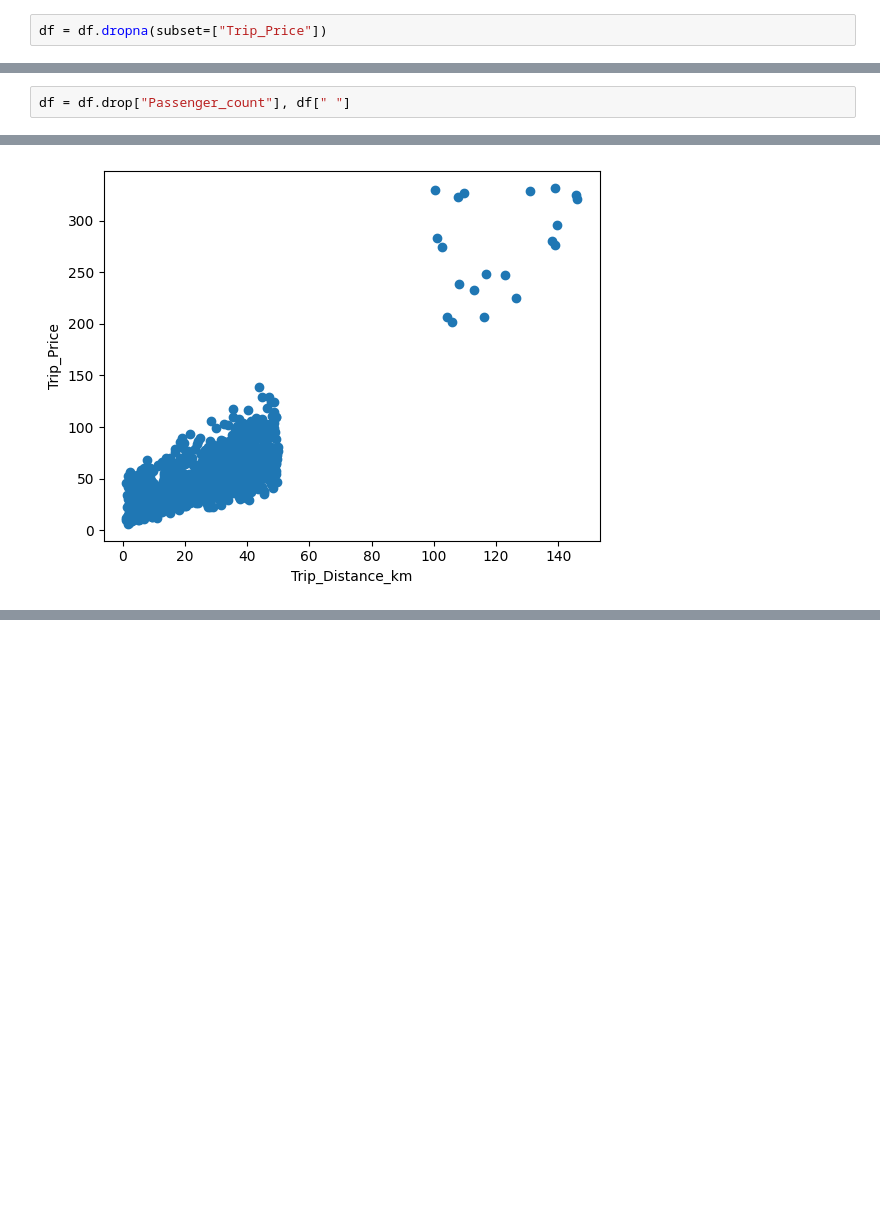
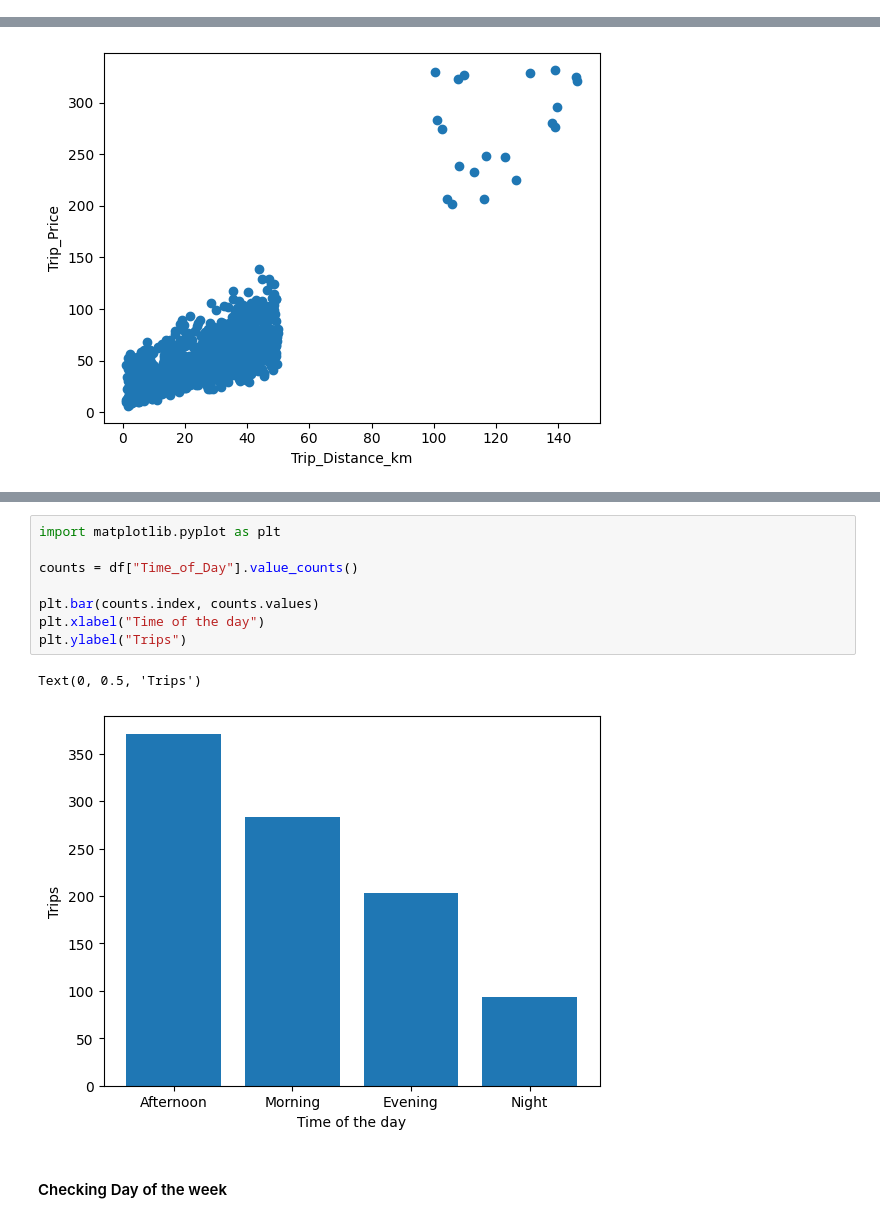
Before and after one commit to linuslarsson03/taxi-prediction-fullstack-linus, a Jupyter notebook: taxipred/src/taxipred/model_development/eda.ipynb, the cells around one changed output, grey strips where cells are left out. Saved outputs shown, nothing was run; the diff lists cells and outputs as text; blank space fills up the shorter version.

```diff
--- a/taxipred/src/taxipred/model_development/eda.ipynb
+++ b/taxipred/src/taxipred/model_development/eda.ipynb
@@ -71,5 +69,3 @@ dtype: int64
-# %%
-df = df.dropna(subset=["Trip_Price"])
 # %%
 df.info()
 # %% [output]
@@ -96,2 +89,0 @@ memory usage: 121.4+ KB
-# %%
-df = df.drop["Passenger_count"], df[" "]
@@ -153,0 +190,13 @@ Text(0, 0.5, 'Trip_Price')
+# %%
+import matplotlib.pyplot as plt
+
+counts = df["Time_of_Day"].value_counts()
+
+plt.bar(counts.index, counts.values)
+plt.xlabel("Time of the day")
+plt.ylabel("Trips")
+# %% [output]
+Text(0, 0.5, 'Trips')
+[figure, added]
+# %% [markdown]
+#### Checking Day of the week
```
Also changed, not shown: parts of 50 cells of this notebook.
